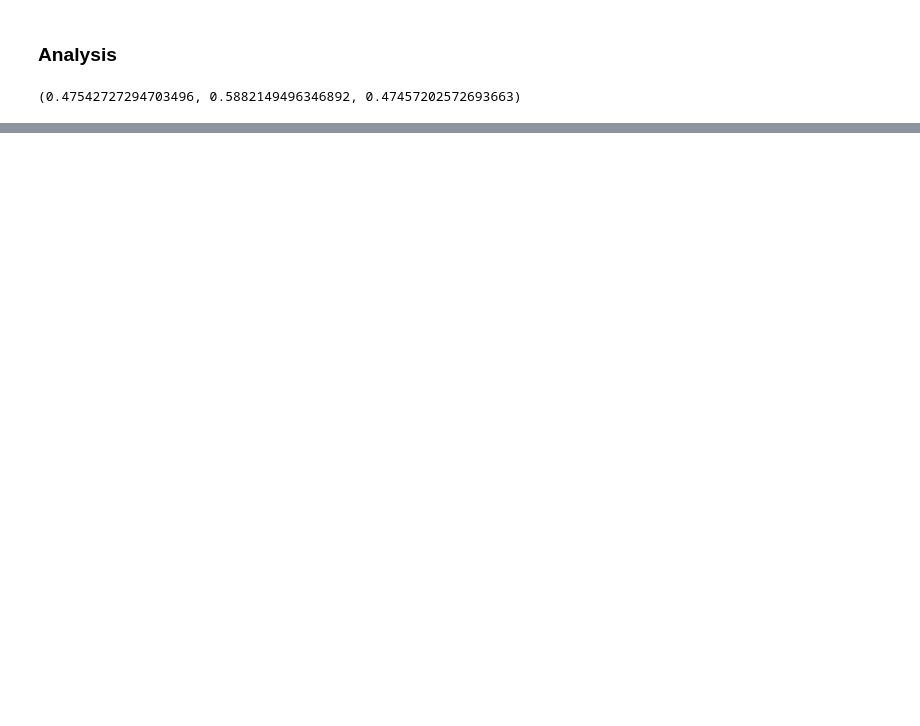
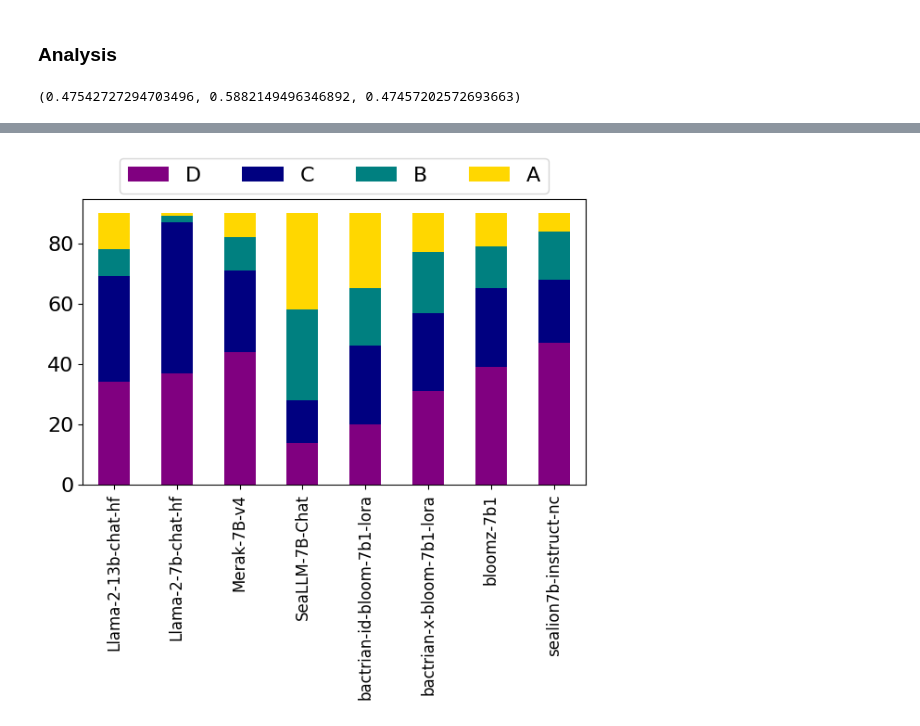
Before and after one commit to IndoNLP/cendol, a Jupyter notebook: evaluation/annot_eval.ipynb, the cells around one changed output, grey strips where cells are left out. Drawn from its saved outputs; the diff is of its cells as text; code cells hidden in the pictures; blank space fills up the shorter version.

```diff
--- a/evaluation/annot_eval.ipynb
+++ b/evaluation/annot_eval.ipynb
@@ -272,0 +292,41 @@ plt.show()
+# %%
+def get_model_id(model_name):
+    if 'baseline' in model_name:
+        return -1
+    if 'small' in model_name:
+        return 0
+    if 'base' in model_name:
+        return 1
+    if 'large' in model_name:
+        return 2
+    if 'xl' in model_name:
+        return 3
+    if 'xxl' in model_name:
+        return 4
+    if '7b' in model_name:
+        return 5
+    if '13b' in model_name:
+        return 5
+
+
+pdf = df.groupby(['model', 'score']).size().reset_index().pivot(index='model', columns='score', values=0).fillna(0).reset_index()
+pdf['model_id'] = pdf['model'].apply(get_model_id)
+# %%
+import matplotlib.pyplot as plt
+plt.rcParams['axes.facecolor'] = 'white'
+plt.rcParams['figure.facecolor'] = 'white'
+# %%
+def get_model_name(mdl):
+    return mdl.split('_')[1]
+
+plt.rcParams["figure.figsize"] = (7,4)
+
+baseline_df = pdf.sort_values('model_id').loc[pdf['model'].str.contains('baseline'), ['model', 'D', 'C', 'B','A']]
+baseline_df.plot(kind='bar', stacked=True, color=['purple','navy','teal','gold'])
+plt.xticks([i for i in range(baseline_df['model'].nunique())], baseline_df['model'].apply(get_model_name), fontsize=12, rotation=90)
+plt.yticks(fontsize=16)
+plt.legend(ncol=4, loc='upper center', bbox_to_anchor=(0.5,1.18), fontsize=16)
+# plt.savefig('v1_eval.pdf', bbox_anchor='tight')
+plt.show()
+# %% [output]
+[figure, added]
```
Also changed, not shown: parts of 37 cells of this notebook, 5 other files.
